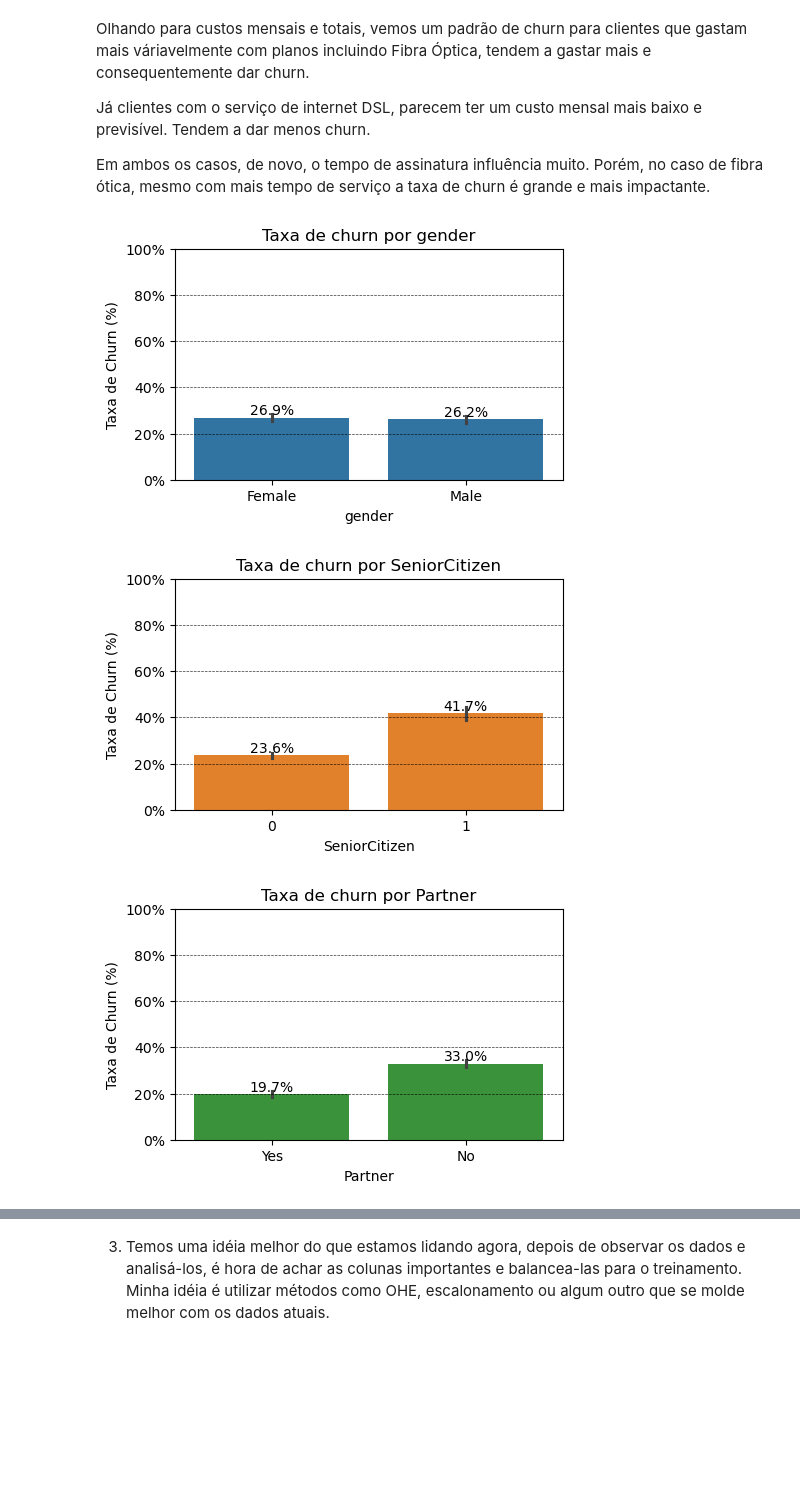
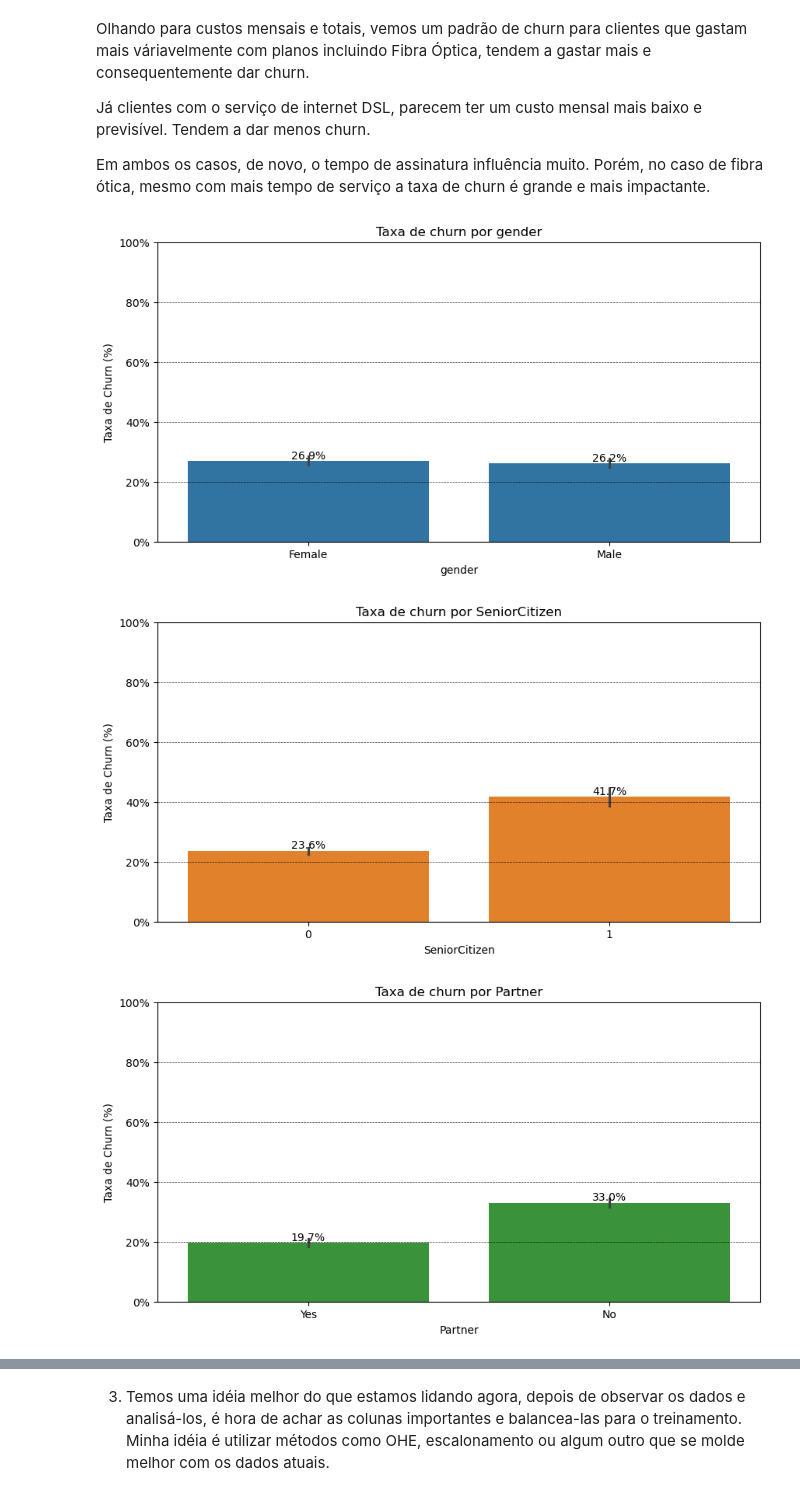
Before and after one commit to henriqueTsugiyama/notebooks-analysis, a Jupyter notebook: telecom-model-ML/final_project.ipynb, the cells around one changed output, grey strips where cells are left out. Saved outputs shown, nothing was run; the diff lists cells and outputs as text; code cells hidden in the pictures; blank space fills up the shorter version.

```diff
--- a/telecom-model-ML/final_project.ipynb
+++ b/telecom-model-ML/final_project.ipynb
@@ -485,41 +494,41 @@ Já clientes com o serviço de internet DSL, parecem ter um custo mensal mais ba
 
 Em ambos os casos, de novo, o tempo de assinatura influência muito. Porém, no caso de fibra ótica, mesmo com mais tempo de serviço a taxa de churn é grande e mais impactante.
 # %%
-columns_services = [ 'PaperlessBilling', 'OnlineSecurity', 'OnlineBackup', 'DeviceProtection', 'TechSupport', 'StreamingTV', 'StreamingMovies']
+columns_services = [ 'PaymentMethod', 'PaperlessBilling', 'OnlineSecurity', 'OnlineBackup', 'DeviceProtection', 'TechSupport', 'StreamingTV', 'StreamingMovies', 'MultipleLines']
 columns_demographics = [ 'gender', 'SeniorCitizen', 'Partner', 'Dependents']
 # %%
 merged_columns = columns_demographics + columns_services
 colors = ['#1f77b4', '#ff7f0e', '#2ca02c', "#b4621f", "#0effd3", "#9a2ca0", "#b41f30", '#ff7f0e', "#94a02c"]   # Example color list
 
 for i, col in enumerate(merged_columns):
-    plt.figure(figsize=(5, 3))
+    plt.figure(figsize=(10, 5))
     ax = sns.barplot(
         x=col,
         hue=col,
         legend=False,
         y='Churn',
         data=df_merged,
         estimator=lambda x: np.mean(x) * 100,
         palette=[colors[i % len(colors)] for _ in df_merged[col].unique()]
     )
 
     for p in ax.patches:
         ax.annotate(f'{p.get_height():.1f}%',
                     (p.get_x() + p.get_width() / 2., p.get_height()),
                     ha='center',
                     va='bottom',
                     fontsize=10)
 
     plt.title(f'Taxa de churn por {col}')
     plt.ylabel('Taxa de Churn (%)')
     plt.ylim(0, 100)
     ax.set_yticklabels([f'{int(t)}%' for t in ax.get_yticks()])
 
     for y in ax.get_yticks():
         plt.axhline(y, color='black', linestyle='--', linewidth=0.5, alpha=0.8)
 
     plt.show()
 # %% [output]
-[figure, old version]
+[figure, new version]
-[figure, old version]
+[figure, new version]
-[figure, old version]
+[figure, new version]
```
Also changed, not shown: parts of 27 cells of this notebook, 1 other file.
